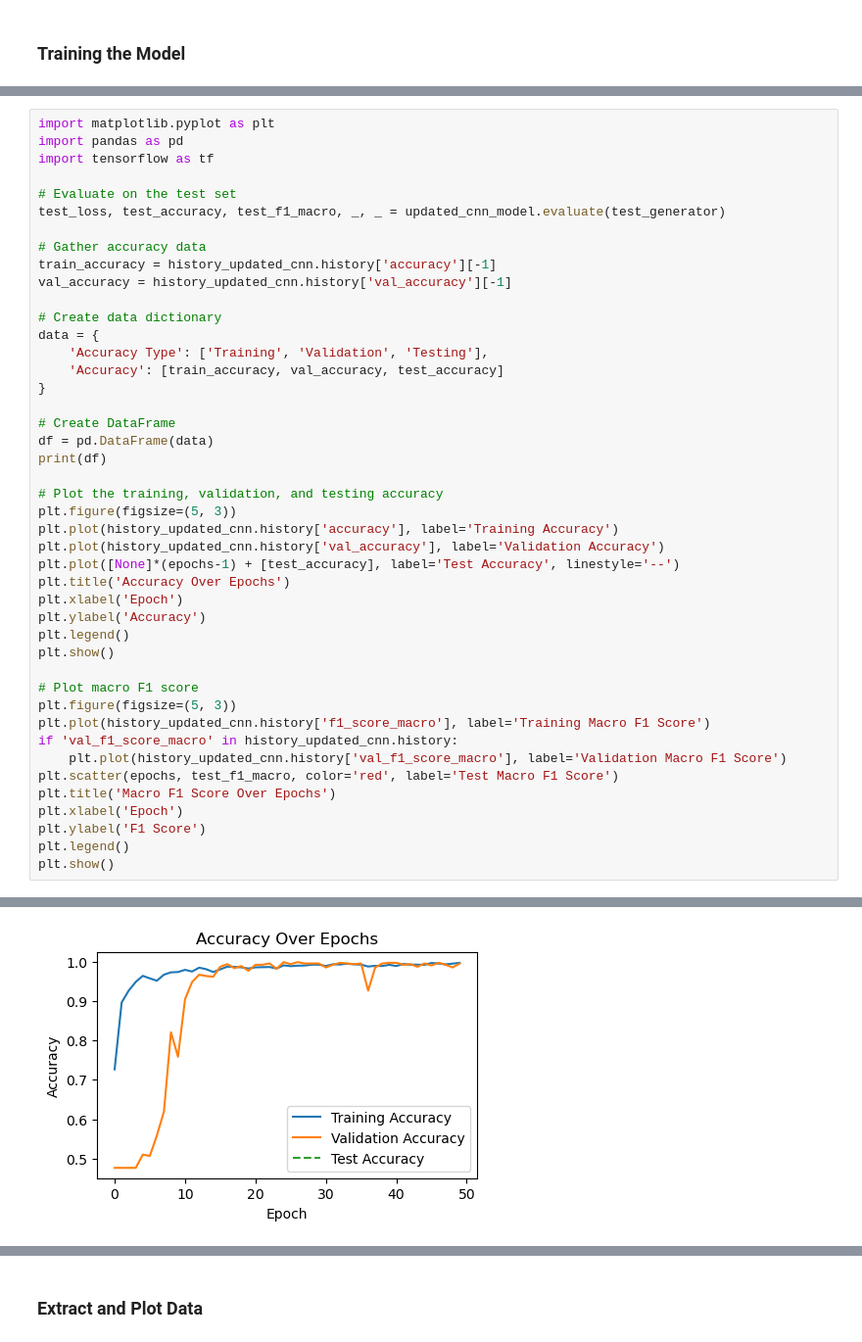
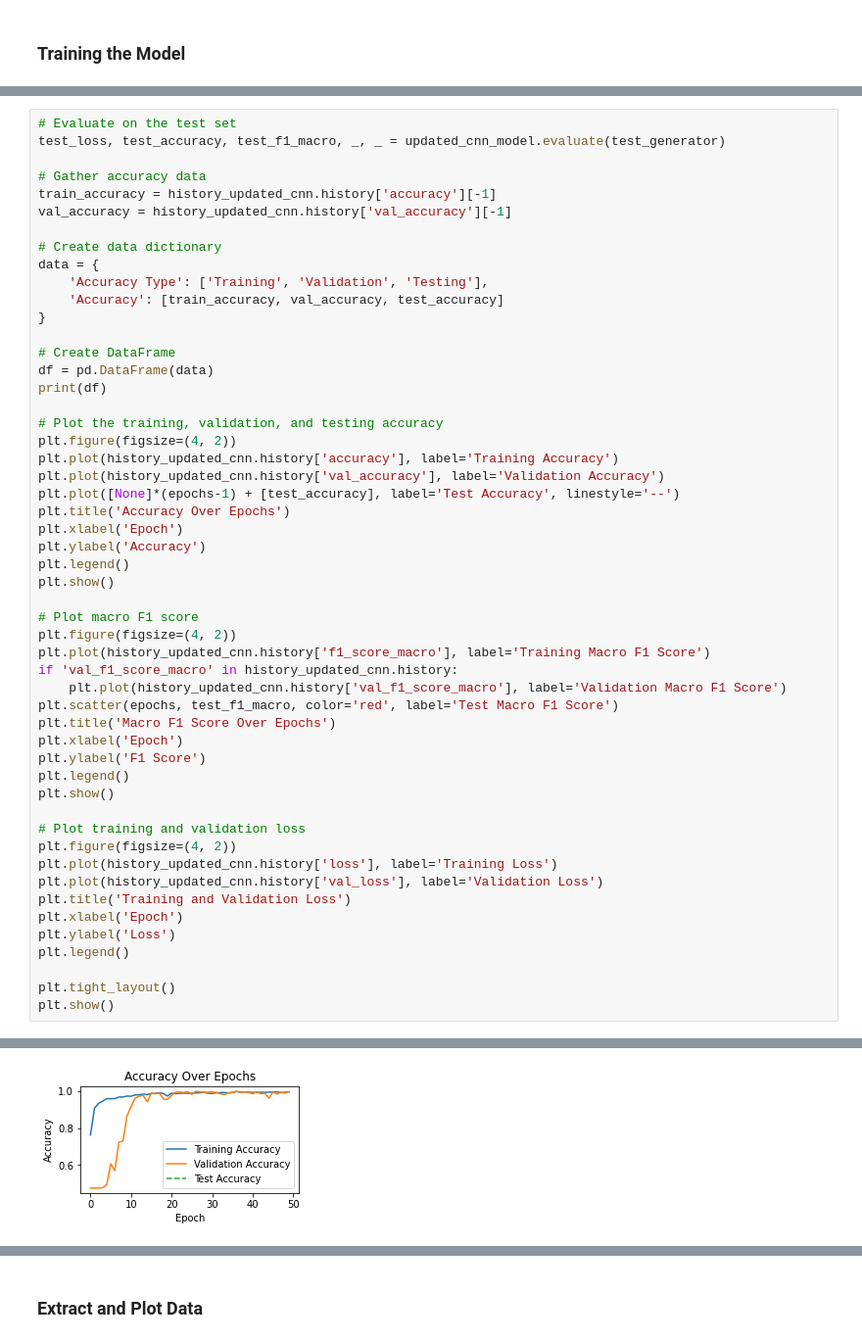
Before and after one commit to lettucend/CML_assignment2, a Jupyter notebook: A2/shapes.ipynb, the cells around one changed output, grey strips where cells are left out. Shown: that part at 98% size. Saved outputs shown, nothing was run; the diff lists cells and outputs as text.

```diff
--- a/A2/shapes.ipynb
+++ b/A2/shapes.ipynb
@@ -1171,8 +1167,4 @@ Epoch 50/50
 # %%
-import matplotlib.pyplot as plt
-import pandas as pd
-import tensorflow as tf
-
 # Evaluate on the test set
 test_loss, test_accuracy, test_f1_macro, _, _ = updated_cnn_model.evaluate(test_generator)
 
@@ -1191,7 +1183,7 @@ df = pd.DataFrame(data)
 print(df)
 
 # Plot the training, validation, and testing accuracy
-plt.figure(figsize=(5, 3))
+plt.figure(figsize=(4, 2))
 plt.plot(history_updated_cnn.history['accuracy'], label='Training Accuracy')
 plt.plot(history_updated_cnn.history['val_accuracy'], label='Validation Accuracy')
 plt.plot([None]*(epochs-1) + [test_accuracy], label='Test Accuracy', linestyle='--')
@@ -1202,7 +1194,7 @@ plt.legend()
 plt.show()
 
 # Plot macro F1 score
-plt.figure(figsize=(5, 3))
+plt.figure(figsize=(4, 2))
 plt.plot(history_updated_cnn.history['f1_score_macro'], label='Training Macro F1 Score')
 if 'val_f1_score_macro' in history_updated_cnn.history:
     plt.plot(history_updated_cnn.history['val_f1_score_macro'], label='Validation Macro F1 Score')
@@ -1212,4 +1204,16 @@ plt.xlabel('Epoch')
 plt.ylabel('F1 Score')
 plt.legend()
 plt.show()
+
+# Plot training and validation loss
+plt.figure(figsize=(4, 2))
+plt.plot(history_updated_cnn.history['loss'], label='Training Loss')
+plt.plot(history_updated_cnn.history['val_loss'], label='Validation Loss')
+plt.title('Training and Validation Loss')
+plt.xlabel('Epoch')
+plt.ylabel('Loss')
+plt.legend()
+
+plt.tight_layout()
+plt.show()
 # %% [output]
@@ -1220,2 +1224,2 @@ plt.show()
 2       Testing  0.994631
-[figure, old version]
+[figure, new version]
```
Also changed, not shown: parts of 54 cells of this notebook.
